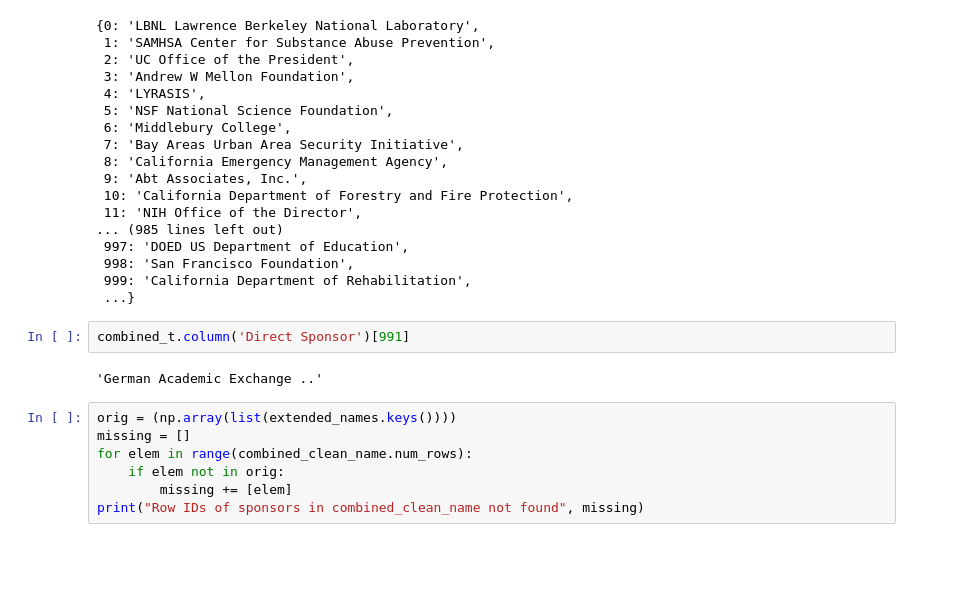
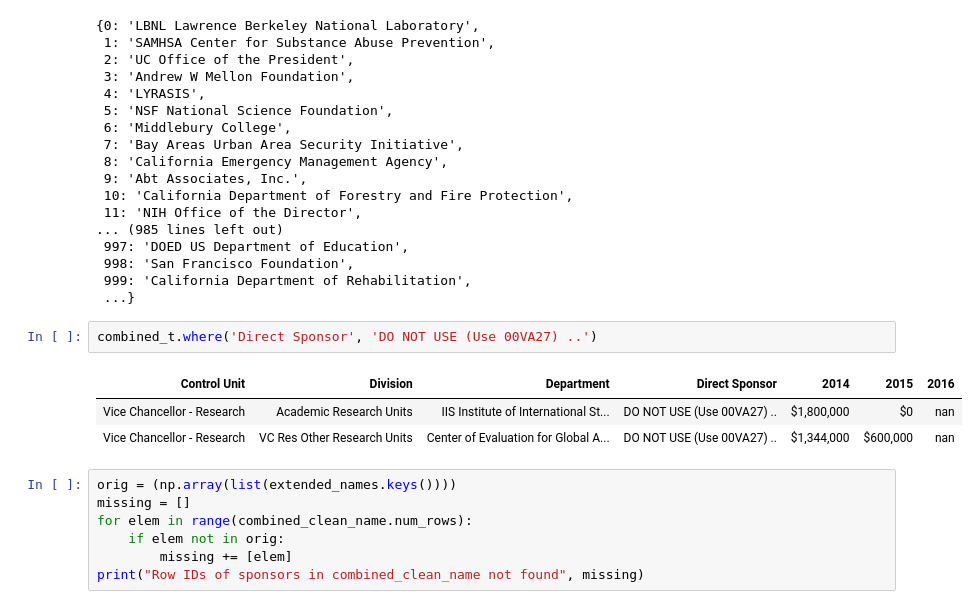
Before and after one commit to dailycal-projects/private-research, a Jupyter notebook: notebooks/Research Funding Data Wrangling.ipynb, the cells around one changed output. Drawn from its saved outputs; the diff is of its cells as text; blank space fills up the shorter version.

```diff
--- a/notebooks/Research Funding Data Wrangling.ipynb
+++ b/notebooks/Research Funding Data Wrangling.ipynb
@@ -126,10 +112,12 @@ extended_names
  998: 'San Francisco Foundation',
  999: 'California Department of Rehabilitation',
  ...}
-# %%
-combined_t.column('Direct Sponsor')[991]
-# %% [output]
-'German Academic Exchange ..'
+# %%
+combined_t.where('Direct Sponsor', 'DO NOT USE (Use 00VA27) ..')
+# %% [output]
+| ﻿Control Unit | Division | Department | Direct Sponsor | 2014 | 2015 | 2016 |
+| Vice Chancellor - Research | Academic Research Units | IIS Institute of International St... | DO NOT USE (Use 00VA27) .. | $1,800,000 | $0 | nan |
+| Vice Chancellor - Research | VC Res Other Research Units | Center of Evaluation for Global A... | DO NOT USE (Use 00VA27) .. | $1,344,000 | $600,000 | nan |
 # %%
 orig = (np.array(list(extended_names.keys())))
 missing = []
```
Also changed, not shown: parts of 6 cells of this notebook, 5 other files.
